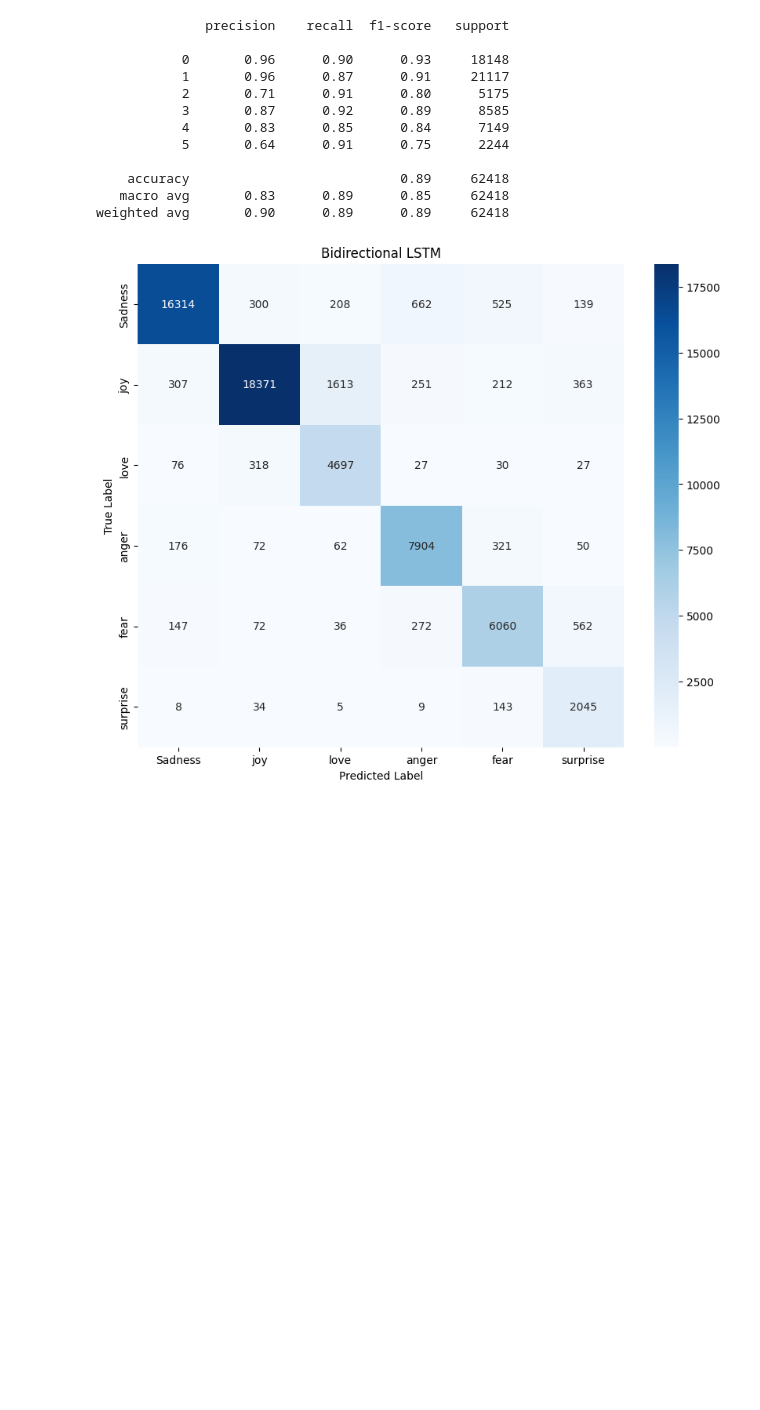
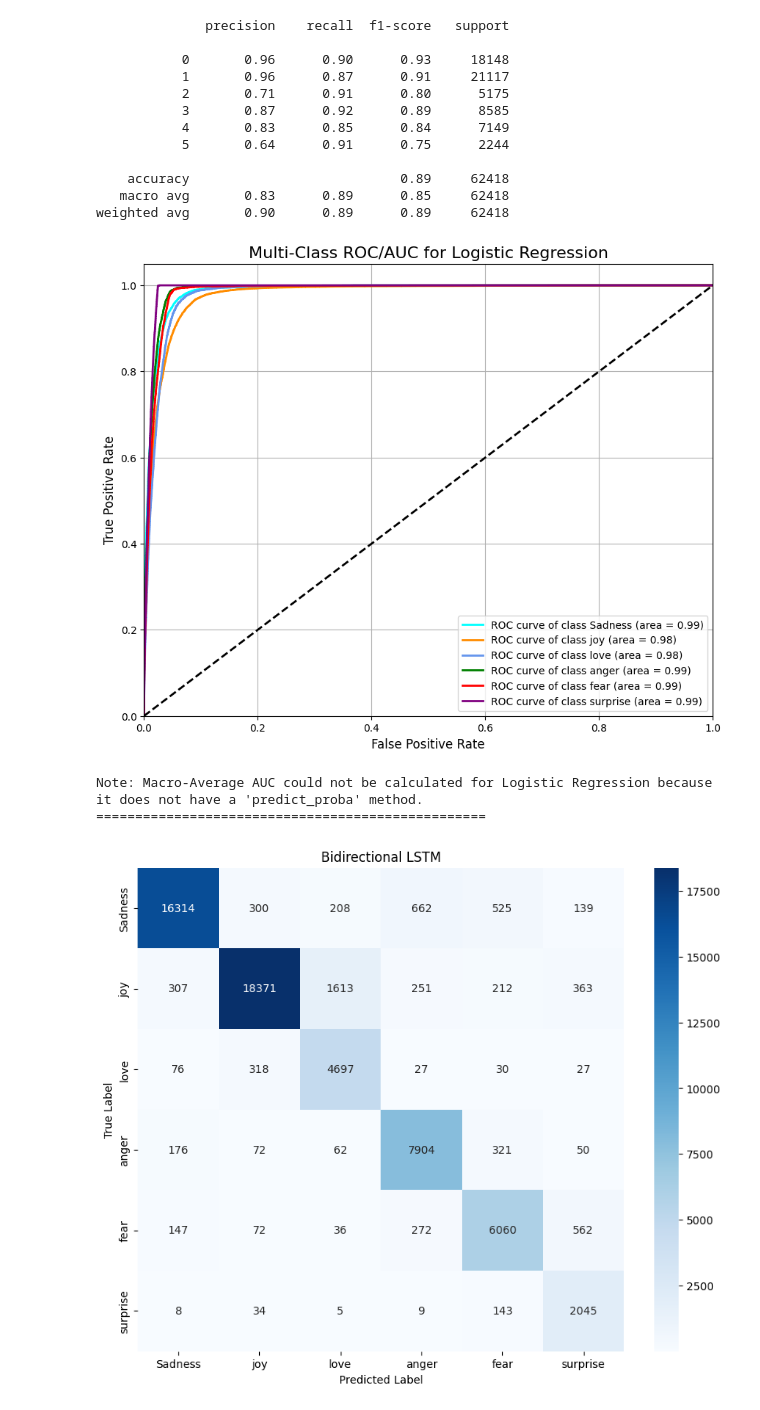
Before and after one commit to ravi2248/Emotion-Classification-in-Twitter-Messages, a Jupyter notebook: Emotion Classification.ipynb, the cells around one changed output. Saved outputs shown, nothing was run; the diff lists cells and outputs as text; code cells hidden in the pictures; blank space fills up the shorter version.

```diff
--- a/Emotion Classification.ipynb
+++ b/Emotion Classification.ipynb
@@ -350,6 +412,12 @@ print(classification_report(y_val, y_pred_lr))
     accuracy                           0.89     62418
    macro avg       0.83      0.89      0.85     62418
 weighted avg       0.90      0.89      0.89     62418
+# %%
+plot_multiclass_roc_auc("Logistic Regression", model_lr, X_val_tfidf, y_val)
+# %% [output]
+[figure, added]
+Note: Macro-Average AUC could not be calculated for Logistic Regression because it does not have a 'predict_proba' method.
+==================================================
 # %%
 cm = confusion_matrix(y_val, y_pred_lr)
 # %%
```
Also changed, not shown: parts of 10 cells of this notebook, 9 other files.
